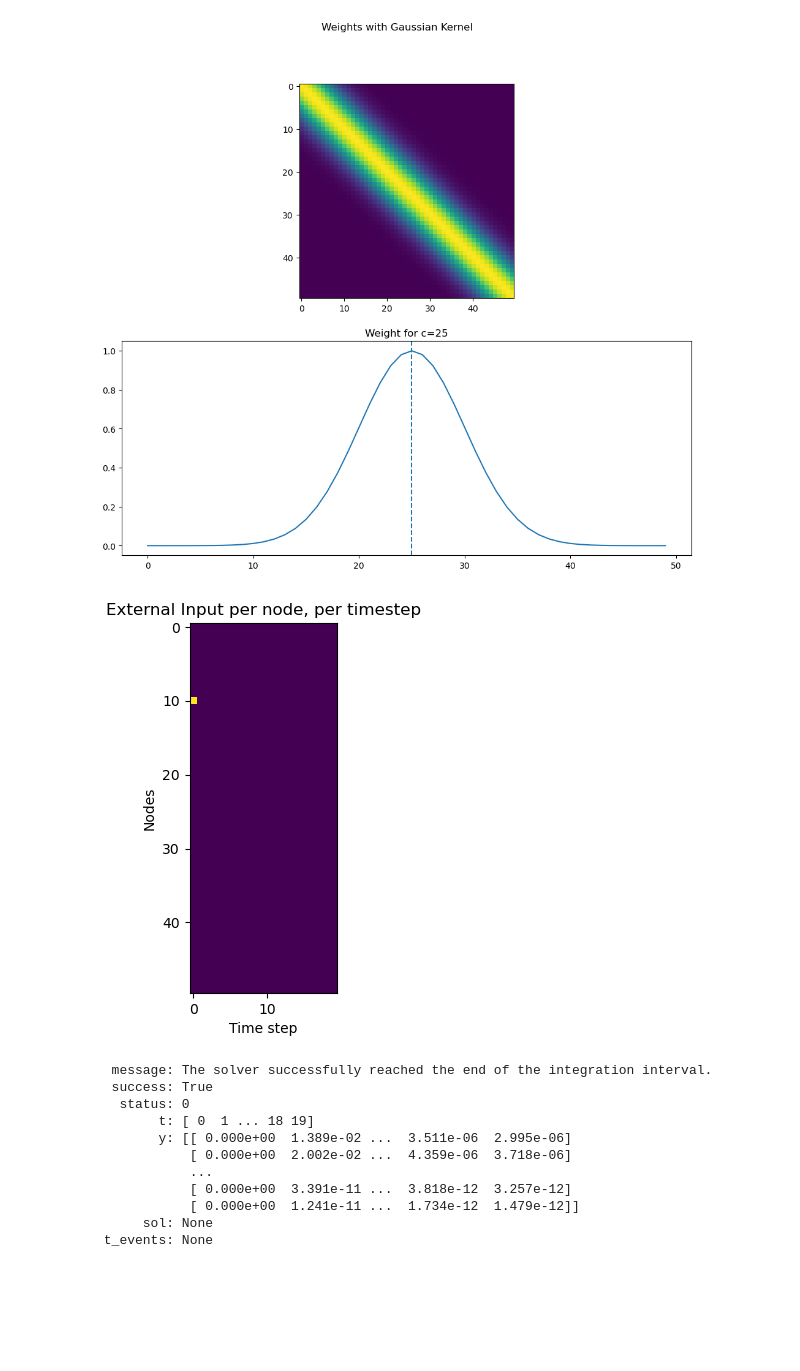
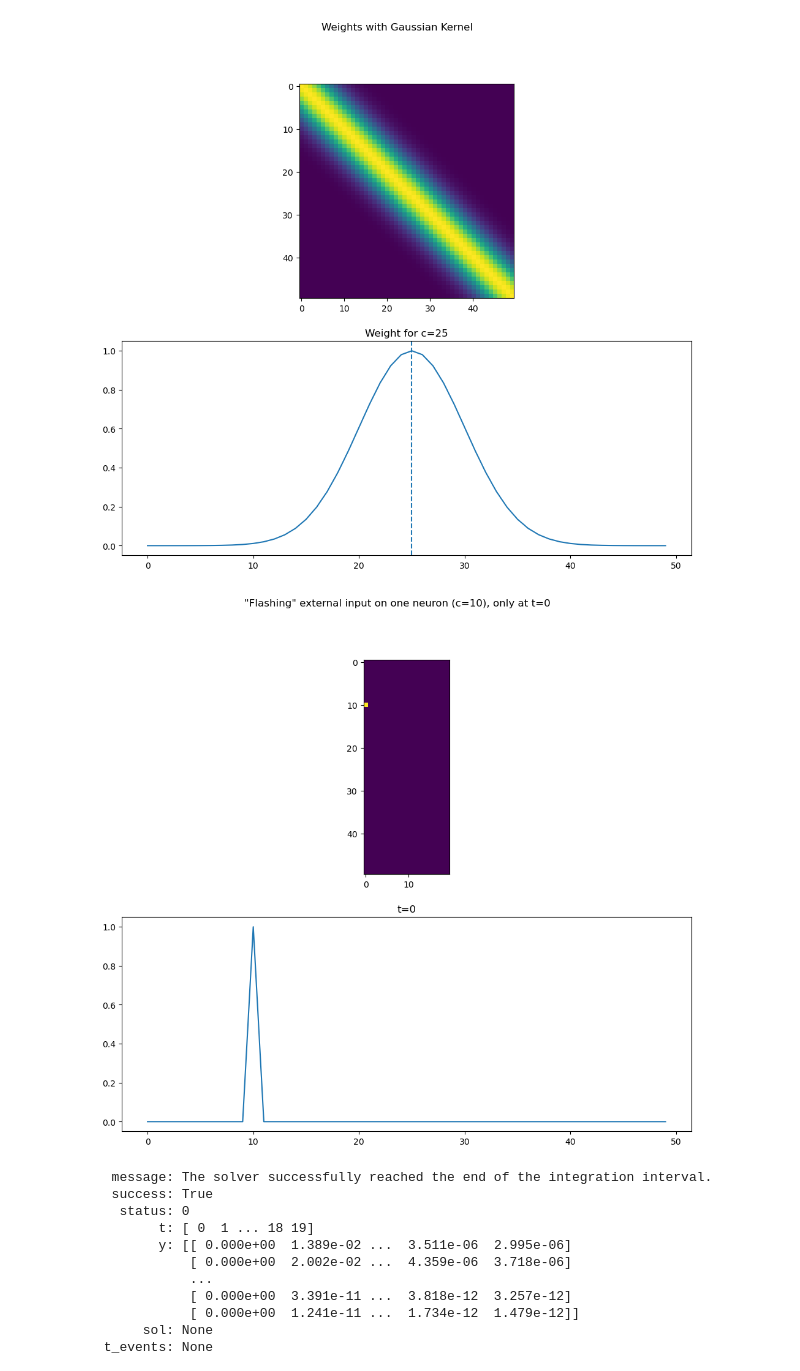
Before and after one commit to michealrm/Trappenberg_CAAN, a Jupyter notebook: caan_simulation.ipynb, the cells around one changed output. Cells and saved outputs as stored; diff of their text form; code cells hidden in the pictures; blank space fills up the shorter version.

```diff
--- a/caan_simulation.ipynb
+++ b/caan_simulation.ipynb
@@ -19,10 +26,10 @@ ndyn.plot_weight(network, 25, 'Weights with Gaussian Kernel')
 # %%
 external_input = np.zeros((network.N, network.T))
 external_input[10, 0] = 1
 
-ndyn.plot_external_input(external_input)
+ndyn.plot_external_input_at_t(external_input, 0, '"Flashing" external input on one neuron (c=10), only at t=0')
 # %% [output]
-[figure, old version]
+[figure, new version]
 # %%
 solution = network.simulate(external_input, ndyn.sp_solve_ivp, lambda sol: sol.y)
 print(solution)
```
Also changed, not shown: parts of 17 cells of this notebook, 1 other file.
